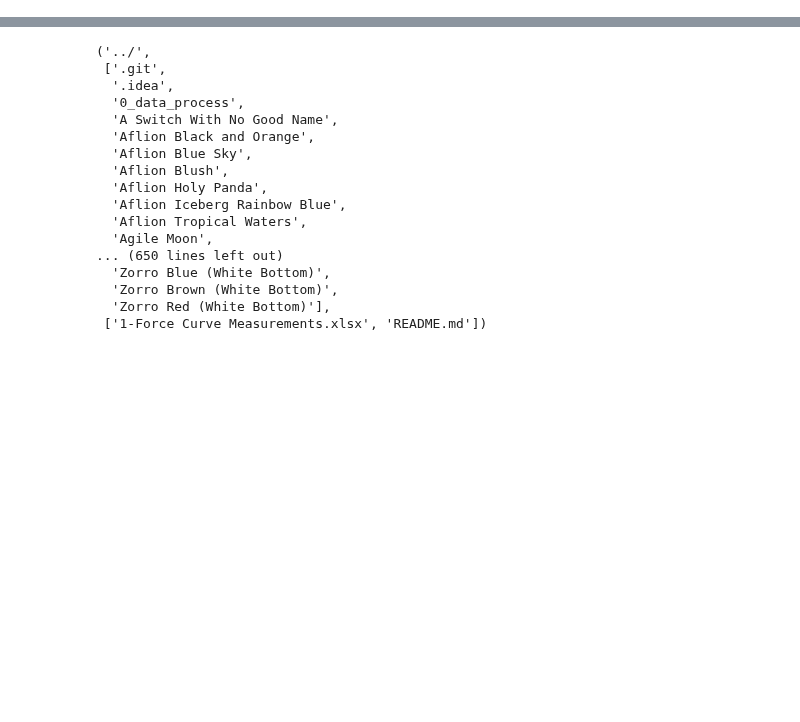
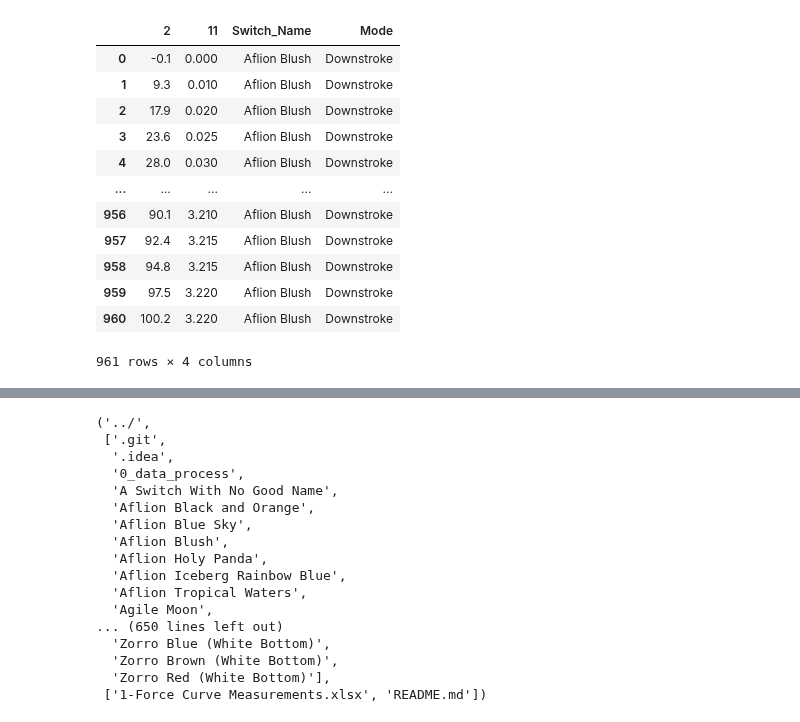
Before and after one commit to ThereminGoat/force-curves, a Jupyter notebook: 0_data_process/data_process.ipynb, the cells around one changed output, grey strips where cells are left out. Saved outputs shown, nothing was run; the diff lists cells and outputs as text; code cells hidden in the pictures; blank space fills up the shorter version.

```diff
--- a/0_data_process/data_process.ipynb
+++ b/0_data_process/data_process.ipynb
@@ -12,0 +13,16 @@ file_paths = dd.main()
+# %%
+_dic['Downstroke']
+# %% [output]
+|  | 2 | 11 | Switch_Name | Mode |
+| 0 | -0.1 | 0.000 | Aflion Blush | Downstroke |
+| 1 | 9.3 | 0.010 | Aflion Blush | Downstroke |
+| 2 | 17.9 | 0.020 | Aflion Blush | Downstroke |
+| 3 | 23.6 | 0.025 | Aflion Blush | Downstroke |
+| 4 | 28.0 | 0.030 | Aflion Blush | Downstroke |
+| ... | ... | ... | ... | ... |
+| 956 | 90.1 | 3.210 | Aflion Blush | Downstroke |
+| 957 | 92.4 | 3.215 | Aflion Blush | Downstroke |
+| 958 | 94.8 | 3.215 | Aflion Blush | Downstroke |
+| 959 | 97.5 | 3.220 | Aflion Blush | Downstroke |
+| 960 | 100.2 | 3.220 | Aflion Blush | Downstroke |
+961 rows × 4 columns
```
Also changed, not shown: parts of 8 cells of this notebook, 3 other files.
